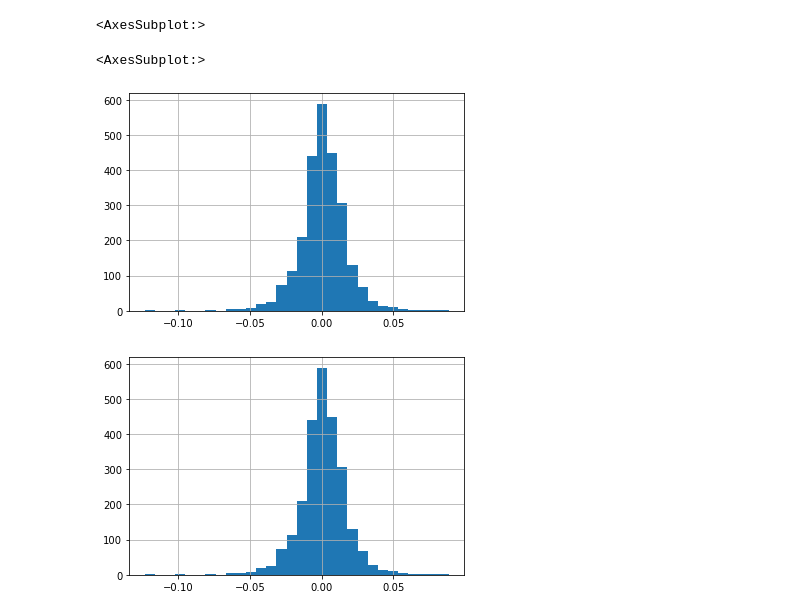
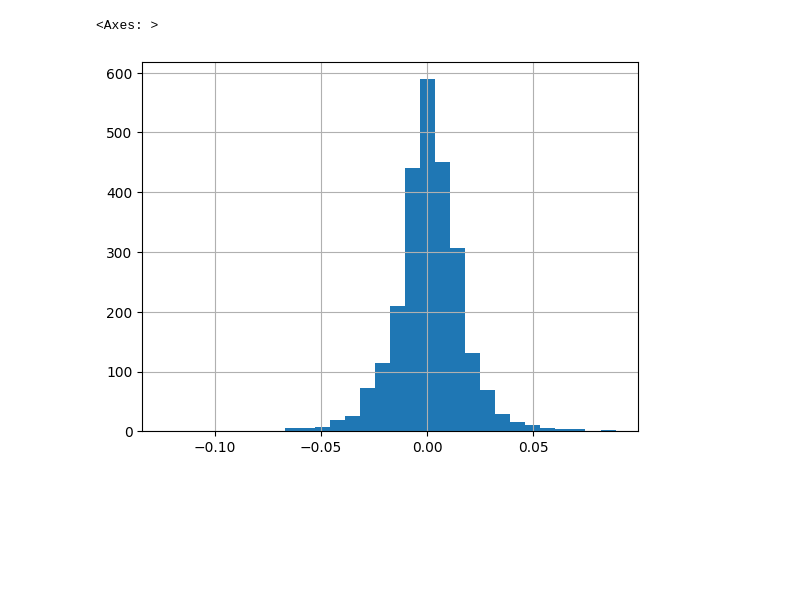
Before and after one commit to matyas-gyu/learning_finance, a Jupyter notebook: learning_finance.ipynb, the cells around one changed output. Saved outputs shown, nothing was run; the diff lists cells and outputs as text; code cells hidden in the pictures; blank space fills up the shorter version.

```diff
--- a/learning_finance.ipynb
+++ b/learning_finance.ipynb
@@ -371,14 +268,13 @@ aapl.pct_change()
 # %%
 #Historgram
+#Defaults to 10 bins unless otheriwse stated
 
 (aapl
  .pct_change()
  .Close
- .hist(bins=30)
+ .hist(bins=(30))
 )
 # %% [output]
-<AxesSubplot:>
+<Axes: >
-<AxesSubplot:>
-[figure, old version]
+[figure, new version]
-[figure, removed]
 # %%
```
Also changed, not shown: parts of 24 cells of this notebook.
